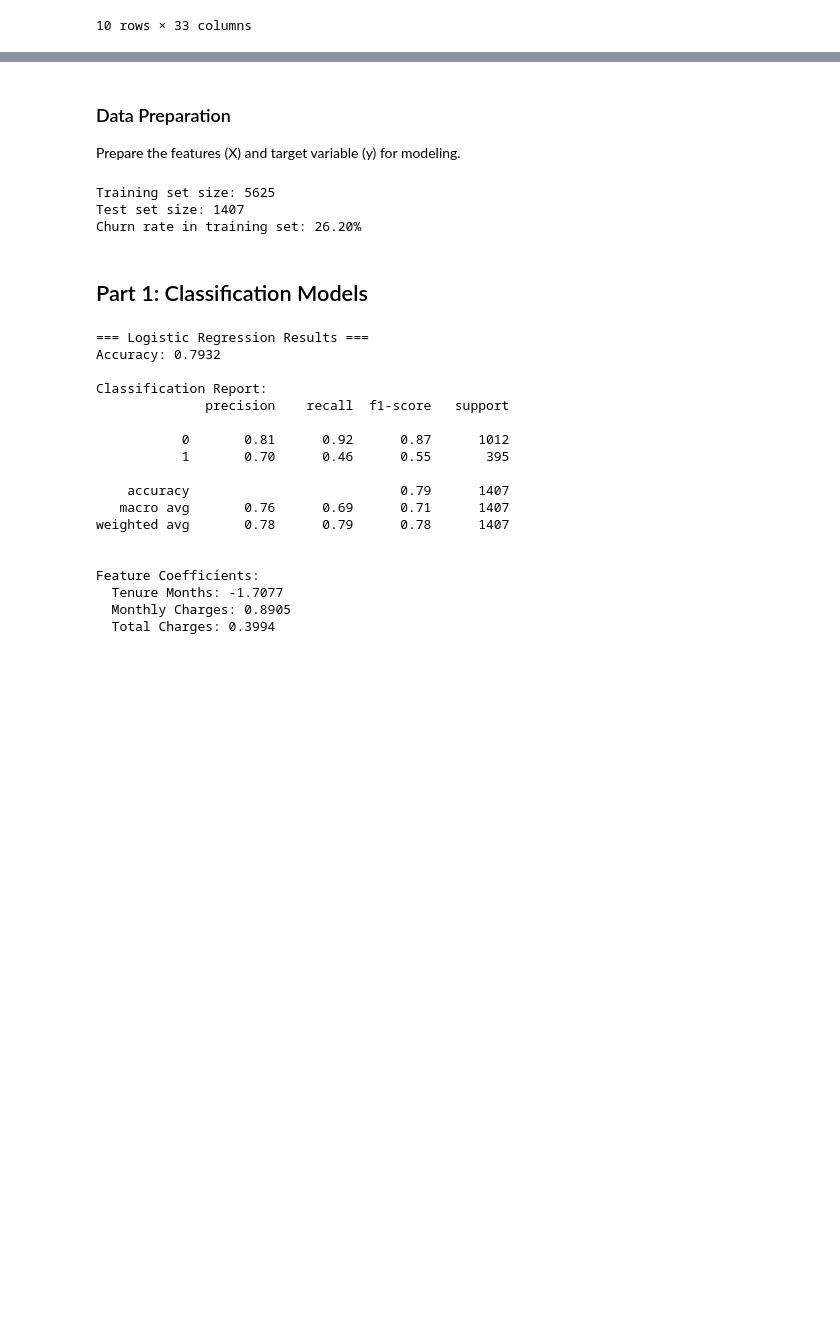
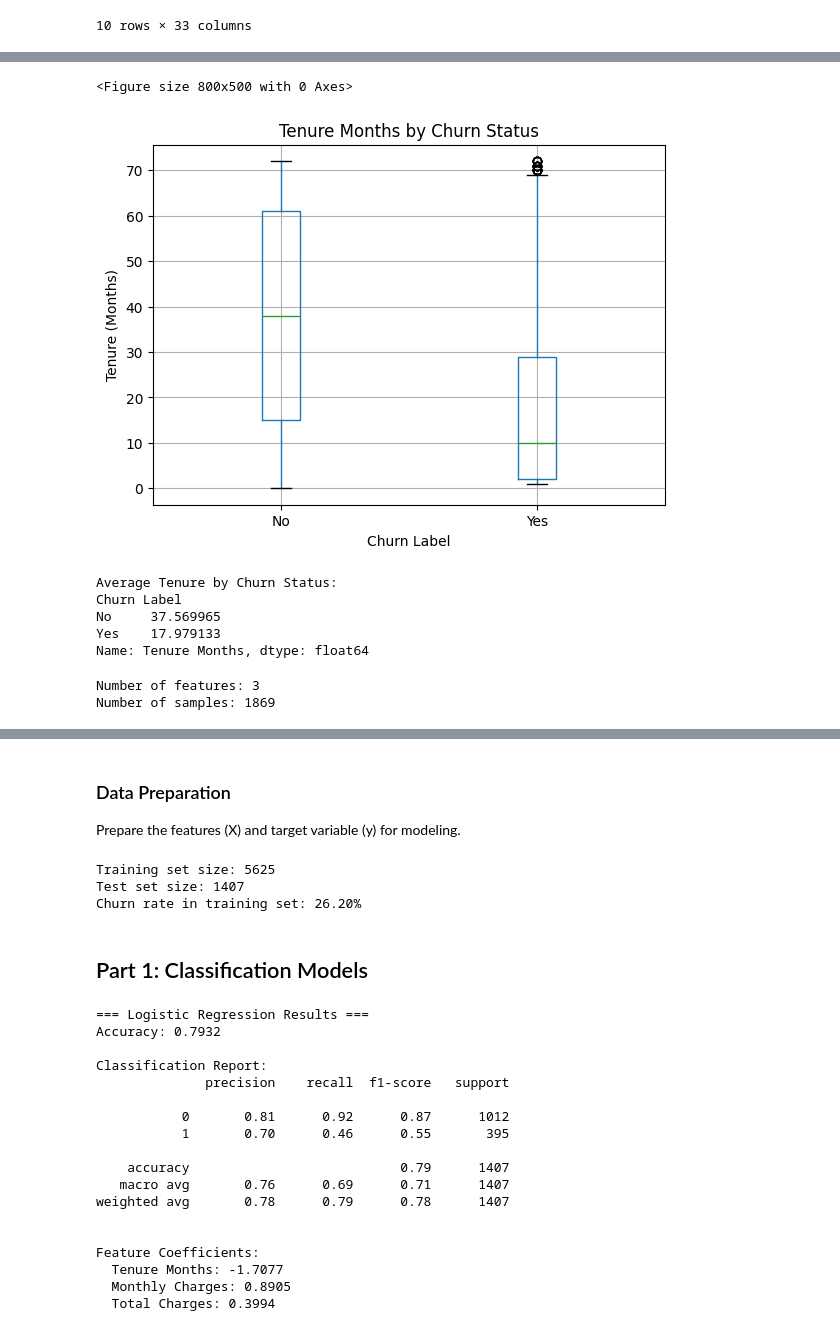
Before and after one commit to omniV1/GCU_SWE_2023-2025, a Jupyter notebook: AIT-110-Stat-Learning-Theory/Assignments/classification/Classification.ipynb, the cells around one changed output, grey strips where cells are left out. Saved outputs shown, nothing was run; the diff lists cells and outputs as text; code cells hidden in the pictures; blank space fills up the shorter version.

```diff
--- a/AIT-110-Stat-Learning-Theory/Assignments/classification/Classification.ipynb
+++ b/AIT-110-Stat-Learning-Theory/Assignments/classification/Classification.ipynb
@@ -133,0 +192,43 @@ sns.boxplot(x='Churn Label', y='Tenure Months', data=df)
+# %%
+# Box plot: Tenure by Churn Status
+# This shows churned customers have shorter tenure
+plt.figure(figsize=(8, 5))
+df.boxplot(column='Tenure Months', by='Churn Label')
+plt.title('Tenure Months by Churn Status')
+plt.suptitle('')  # Remove automatic title
+plt.xlabel('Churn Label')
+plt.ylabel('Tenure (Months)')
+plt.show()
+
+# Average tenure comparison
+print("\nAverage Tenure by Churn Status:")
+print(df.groupby('Churn Label')['Tenure Months'].mean())
+# %% [output]
+<Figure size 800x500 with 0 Axes>
+[figure, added]
+Average Tenure by Churn Status:
+Churn Label
+No     37.569965
+Yes    17.979133
+Name: Tenure Months, dtype: float64
+# %%
+# Principal Component Analysis (PCA)
+# PCA helps us understand which features capture the most variance in our data
+from sklearn.decomposition import PCA
+
+# Prepare data for PCA
+df_pca = df.copy()
+df_pca['Total Charges'] = pd.to_numeric(df_pca['Total Charges'], errors='coerce')
+df_pca = df_pca.dropna()
+
+X_pca = df_pca[['Tenure Months', 'Monthly Charges', 'Total Charges']]
+
+# Standardize the features (required for PCA)
+scaler_pca = StandardScaler()
+X_pca_scaled = scaler_pca.fit_transform(X_pca)
+
+print(f"Number of features: {X_pca.shape[1]}")
+print(f"Number of samples: {X_pca.shape[0]}")
+# %% [output]
+Number of features: 3
+Number of samples: 1869
```
Also changed, not shown: parts of 12 cells of this notebook.
